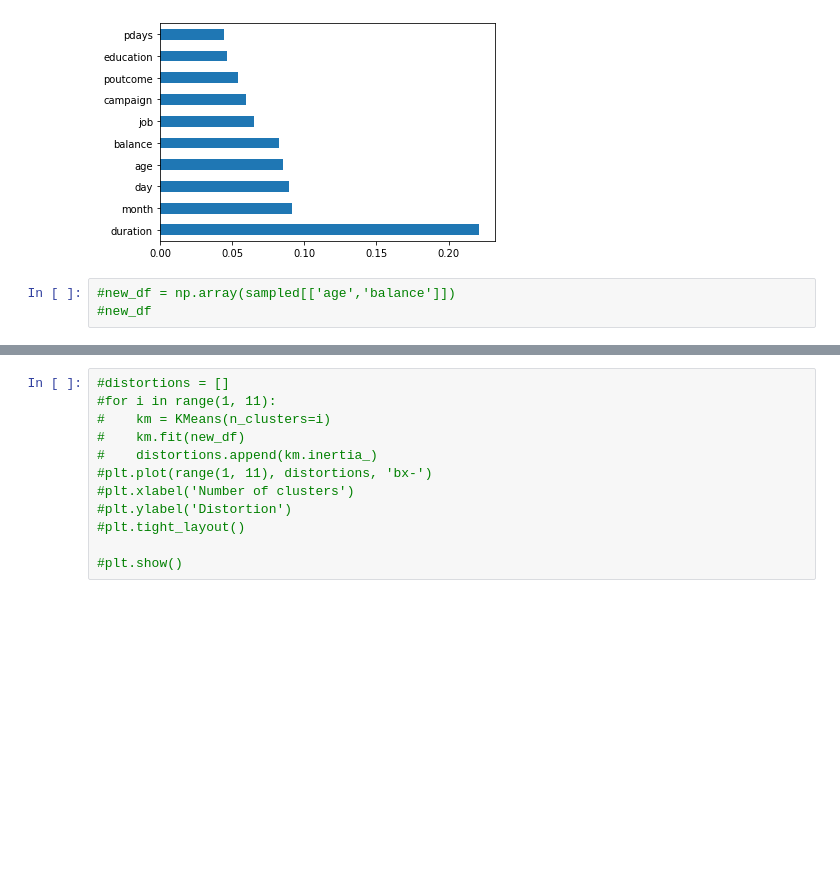
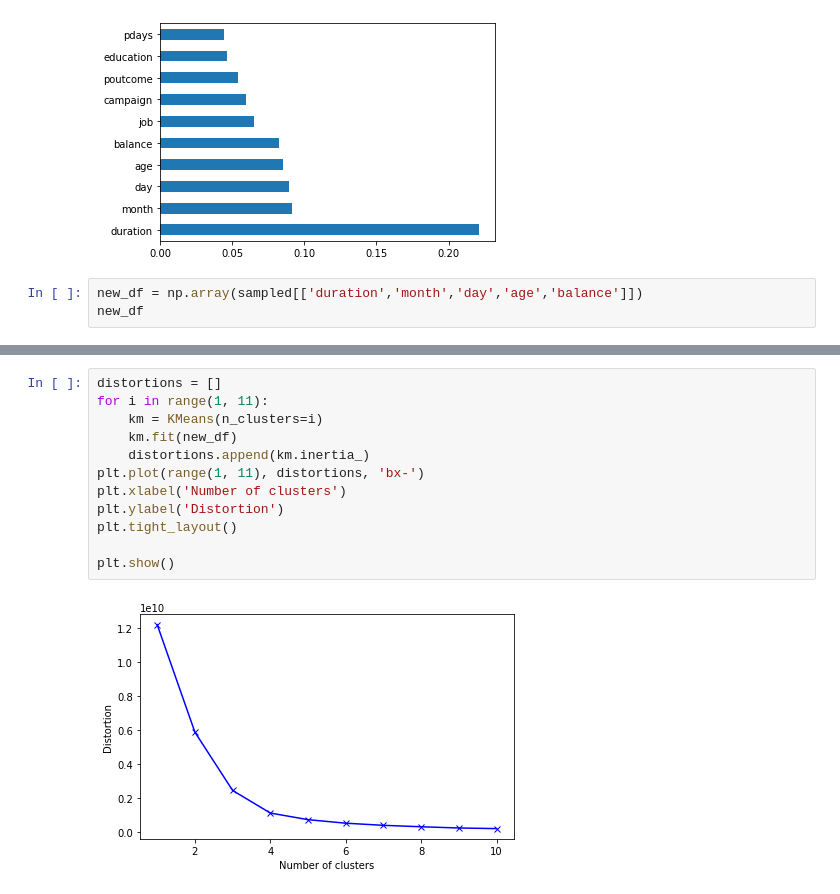
Before and after one commit to Nathaniel-Adams/CS_483_Project_2, a Jupyter notebook: Customer Segmentation/Customer_Segmentation.ipynb, the cells around one changed output, grey strips where cells are left out. Cells and saved outputs as stored; diff of their text form; blank space fills up the shorter version.

Commit message:
elbow graph

```diff
--- a/Customer Segmentation/Customer_Segmentation.ipynb
+++ b/Customer Segmentation/Customer_Segmentation.ipynb
@@ -111,5 +109,5 @@ plt.show()
  0.05932216 0.04434859 0.03120212 0.05419261]
 [figure]
 # %%
-#new_df = np.array(sampled[['age','balance']])
-#new_df
+new_df = np.array(sampled[['duration','month','day','age','balance']])
+new_df
@@ -116,12 +122,14 @@ plt.show()
 # %%
-#distortions = []
-#for i in range(1, 11):
-#    km = KMeans(n_clusters=i)
-#    km.fit(new_df)
-#    distortions.append(km.inertia_)
-#plt.plot(range(1, 11), distortions, 'bx-')
-#plt.xlabel('Number of clusters')
-#plt.ylabel('Distortion')
-#plt.tight_layout()
+distortions = []
+for i in range(1, 11):
+    km = KMeans(n_clusters=i)
+    km.fit(new_df)
+    distortions.append(km.inertia_)
+plt.plot(range(1, 11), distortions, 'bx-')
+plt.xlabel('Number of clusters')
+plt.ylabel('Distortion')
+plt.tight_layout()
 
-#plt.show()
+plt.show()
+# %% [output]
+[figure, added]
```
Also changed, not shown: parts of 2 cells of this notebook.
